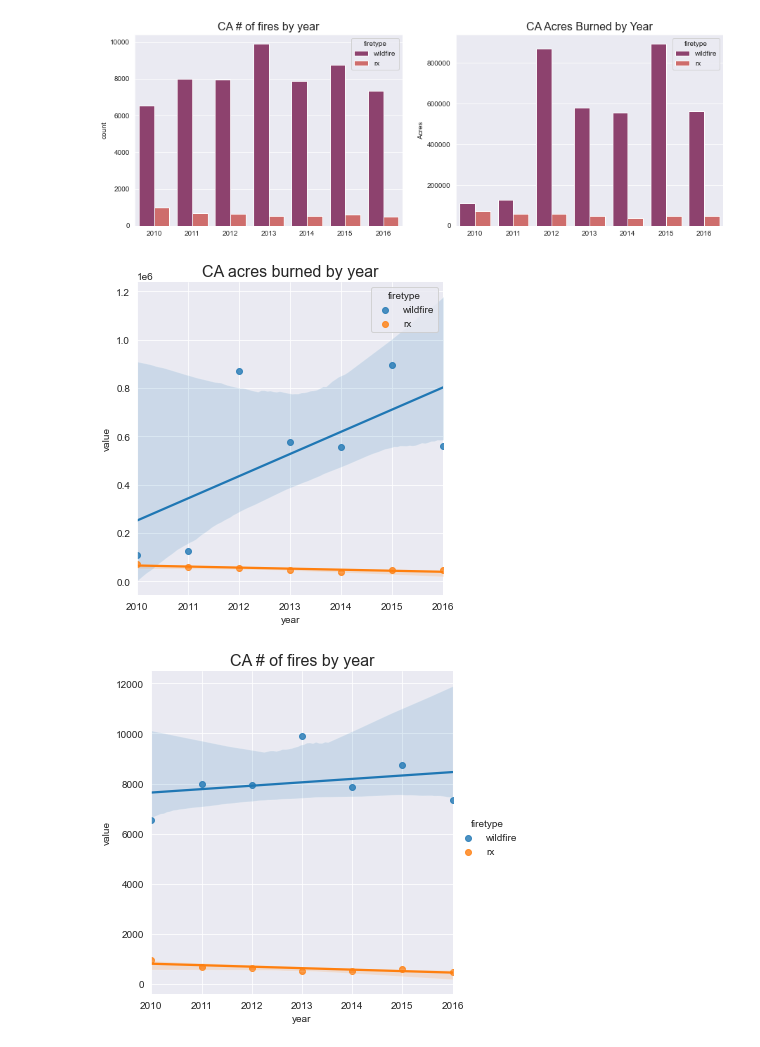
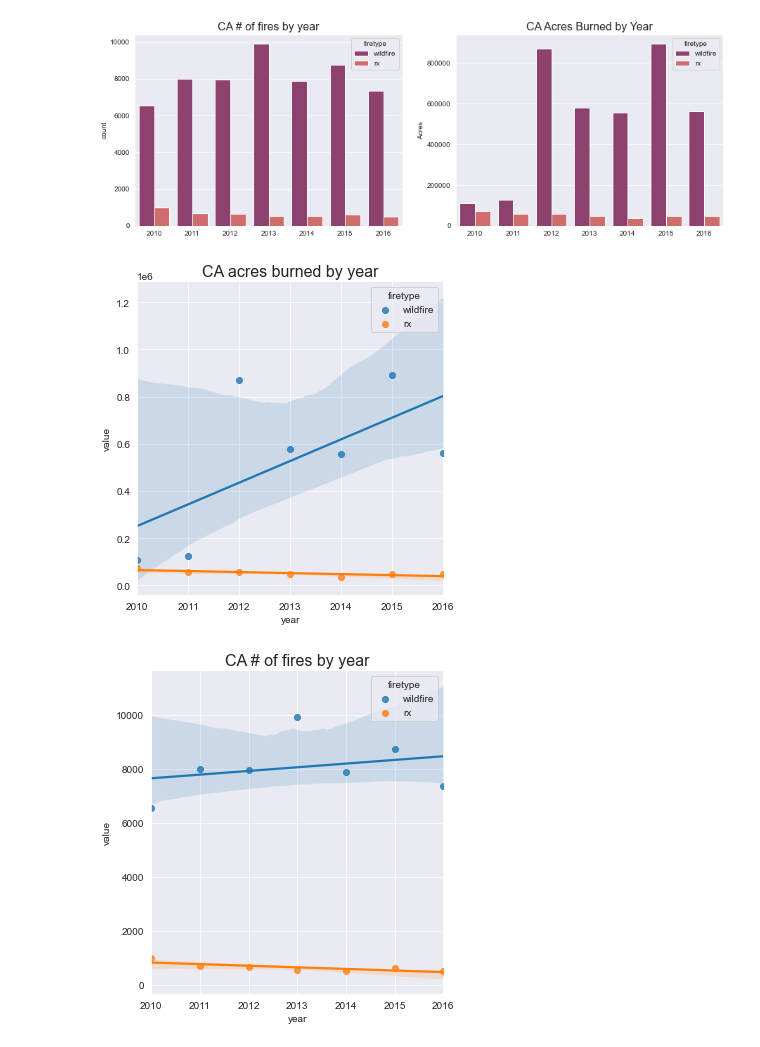
Before and after one commit to rileydr/AirQuality-USWest, a Jupyter notebook: code/annual_burn_summs.ipynb, the cells around one changed output. Saved outputs shown, nothing was run; the diff lists cells and outputs as text; code cells hidden in the pictures.

Commit message:
update annual burn summs

```diff
--- a/code/annual_burn_summs.ipynb
+++ b/code/annual_burn_summs.ipynb
@@ -34,7 +93,7 @@ all_states.head(20)
 # Just CA, annual summ.
 Using dataset from beginning of data gathering, _may differ from info in above file_.  Recommend using the above imports: this one is downloaded from CALfire when I wanted to do some EDA, but the above masterfile contains all States (of interest).  Leaving in as examples of potential visualizations.  Some subplots / facetplots with States next to each other could be informative.
 # %%
-#ca_annual = pd.read_csv('../scratch_data/ca_annual_fires.csv')
+ca_annual = pd.read_csv('../scratch_data/ca_annual_fires.csv')
 # %%
 ca_annual
 # %% [output]
@@ -47,14 +106,11 @@ ca_annual
 | 5 | 2015 | 8745 | 893362 | 617 | 46829 |
 | 6 | 2016 | 7349 | 560815 | 501 | 46953 |
 # %%
-ca_vert = pd.melt(
-    ca_annual, id_vars=['year'],
-    value_vars=['wildfire_ct', 'wildfire_acre',
-                'rx_ct','rx_acre'],
+ca_vert = pd.melt(ca_annual, id_vars=['year'], value_vars=['wildfire_ct', 'wildfire_acre',
+                                                           'rx_ct','rx_acre'],
                  var_name='measure', value_name='value')
 # %%
-ca_vert[['firetype', 'metric']] = ca_vert.measure.str.split(
-    '_', expand=True)
+ca_vert[['firetype', 'metric']] = ca_vert.measure.str.split('_', expand=True)
 # %%
 ca_vert.drop('measure', inplace=True, axis=1)
 ca_vert = ca_vert[['year','firetype','metric','value']]
@@ -91,19 +147,15 @@ ax[1].set(xlabel='', ylabel='Acres');
 # %% [output]
 [figure]
 # %%
-sns.lmplot(data=ca_vert.loc[ca_vert['metric']=='acre'],
-           x='year', y='value', hue='firetype',
+sns.lmplot(data=ca_vert.loc[ca_vert['metric']=='acre'], x='year', y='value', hue='firetype',
           legend_out=False)
 plt.title('CA acres burned by year', size=16);
-#ration of terr. to # fires
-#why? - droughts?? >> repurpose for all states in our data - subplots?
-#is there any "convergence" btn. Rx and wildfires??
-#shaded area = confidence level?
 # %% [output]
-[figure, old version]
+[figure, new version]
 # %%
 sns.set_style('darkgrid')
-sns.lmplot(data=ca_vert.loc[ca_vert['metric']=='ct'], x='year', y='value', hue='firetype')
+sns.lmplot(data=ca_vert.loc[ca_vert['metric']=='ct'], x='year', y='value', hue='firetype',
+          legend_out=False)
 plt.title('CA # of fires by year', size=16);
 # %% [output]
-[figure, old version]
+[figure, new version]
```
Also changed, not shown: parts of 11 cells of this notebook.
